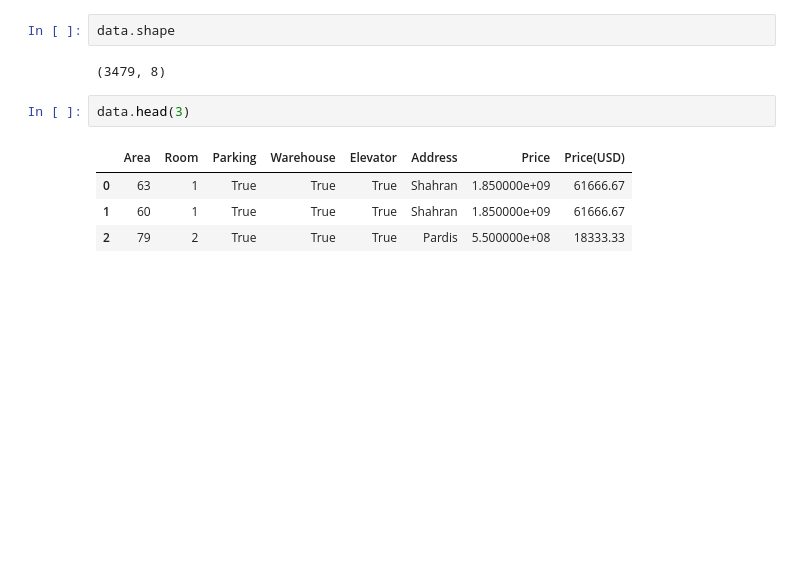
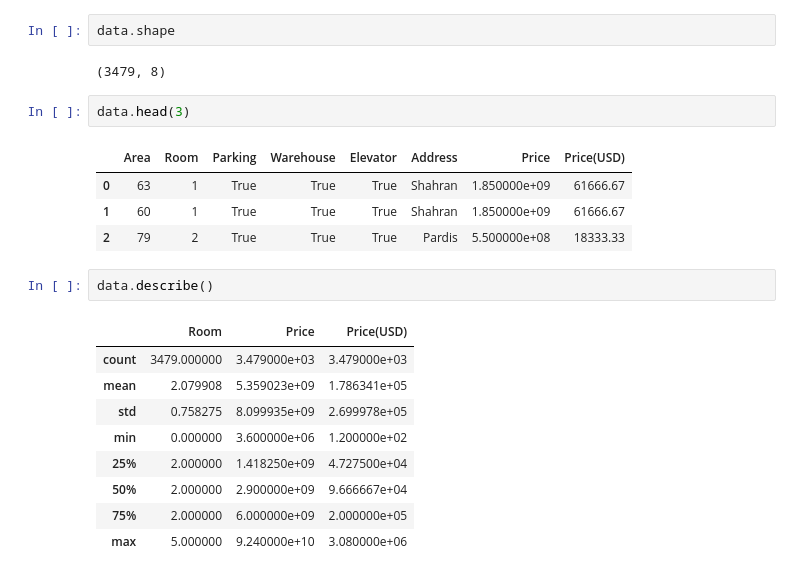
Before and after one commit to Alirs2002/Tehran_housing_price, a Jupyter notebook: linear_regression/lr.ipynb, the cells around one changed output. Saved outputs shown, nothing was run; the diff lists cells and outputs as text; blank space fills up the shorter version.

```diff
--- a/linear_regression/lr.ipynb
+++ b/linear_regression/lr.ipynb
@@ -28,3 +28,15 @@ data.head(3)
 | 0 | 63 | 1 | True | True | True | Shahran | 1.850000e+09 | 61666.67 |
 | 1 | 60 | 1 | True | True | True | Shahran | 1.850000e+09 | 61666.67 |
 | 2 | 79 | 2 | True | True | True | Pardis | 5.500000e+08 | 18333.33 |
+# %%
+data.describe()
+# %% [output]
+|  | Room | Price | Price(USD) |
+| count | 3479.000000 | 3.479000e+03 | 3.479000e+03 |
+| mean | 2.079908 | 5.359023e+09 | 1.786341e+05 |
+| std | 0.758275 | 8.099935e+09 | 2.699978e+05 |
+| min | 0.000000 | 3.600000e+06 | 1.200000e+02 |
+| 25% | 2.000000 | 1.418250e+09 | 4.727500e+04 |
+| 50% | 2.000000 | 2.900000e+09 | 9.666667e+04 |
+| 75% | 2.000000 | 6.000000e+09 | 2.000000e+05 |
+| max | 5.000000 | 9.240000e+10 | 3.080000e+06 |
```
Also changed, not shown: parts of 12 cells of this notebook, 1 other file.
